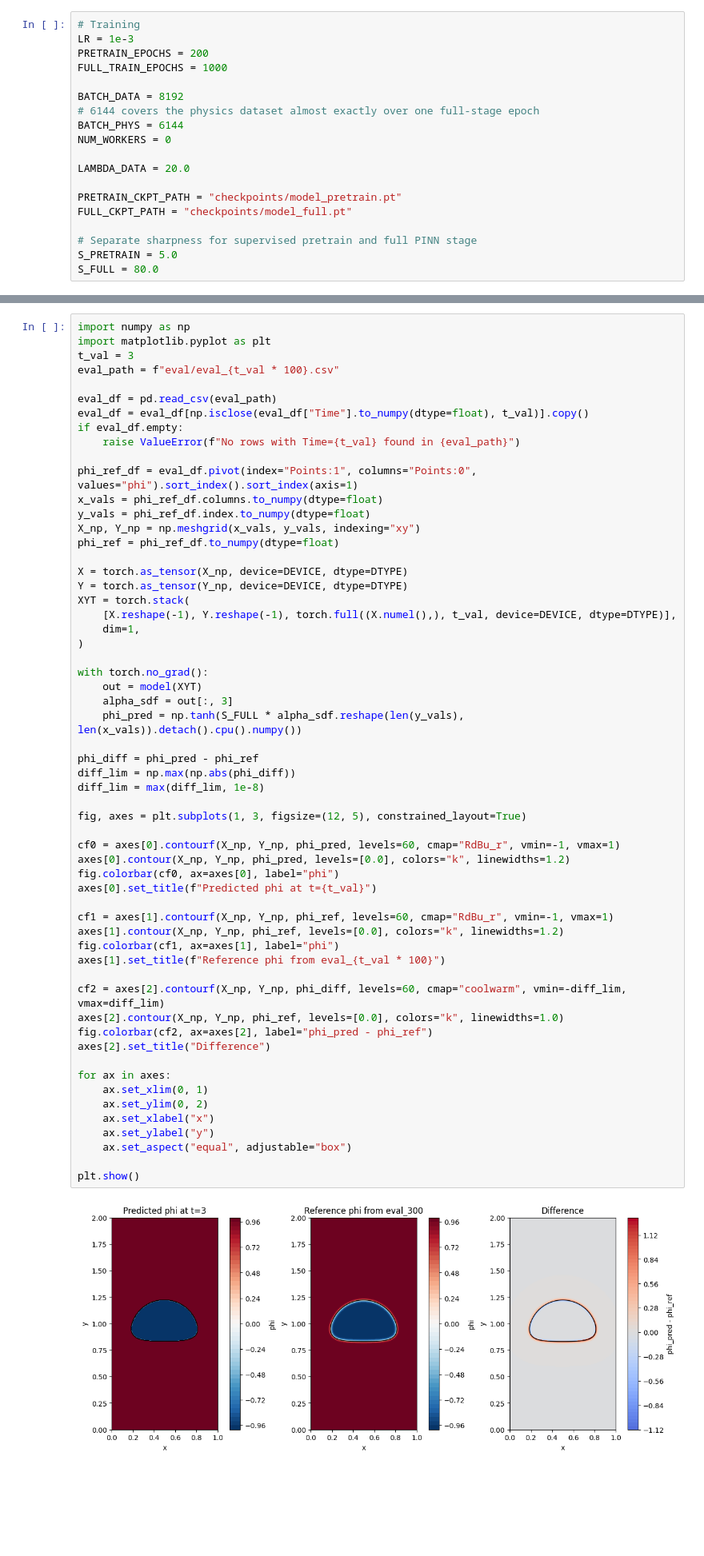
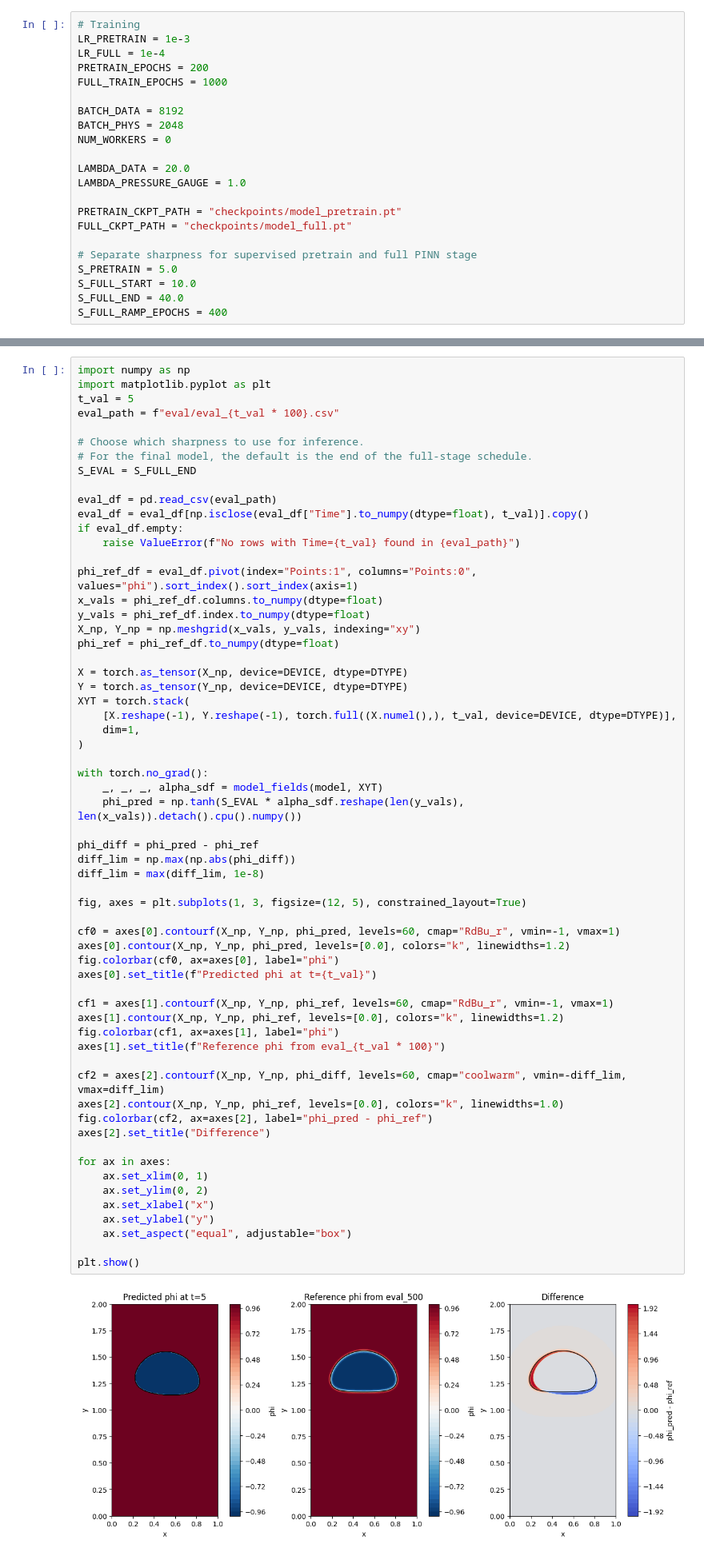
Before and after one commit to 6MIL9/diploma, a Jupyter notebook: Diploma.ipynb, the cells around one changed output, grey strips where cells are left out. Shown at 80% size. Cells and saved outputs as stored; diff of their text form; blank space fills up the shorter version.

```diff
--- a/Diploma.ipynb
+++ b/Diploma.ipynb
@@ -23,20 +23,23 @@ DEVICE = "cuda" if torch.cuda.is_available() else "cpu"
 DTYPE = torch.float32
 # %%
 # Training
-LR = 1e-3
+LR_PRETRAIN = 1e-3
+LR_FULL = 1e-4
 PRETRAIN_EPOCHS = 200
 FULL_TRAIN_EPOCHS = 1000
 
 BATCH_DATA = 8192
-# 6144 covers the physics dataset almost exactly over one full-stage epoch
-BATCH_PHYS = 6144
+BATCH_PHYS = 2048
 NUM_WORKERS = 0
 
 LAMBDA_DATA = 20.0
+LAMBDA_PRESSURE_GAUGE = 1.0
 
 PRETRAIN_CKPT_PATH = "checkpoints/model_pretrain.pt"
 FULL_CKPT_PATH = "checkpoints/model_full.pt"
 
 # Separate sharpness for supervised pretrain and full PINN stage
 S_PRETRAIN = 5.0
-S_FULL = 80.0
+S_FULL_START = 10.0
+S_FULL_END = 40.0
+S_FULL_RAMP_EPOCHS = 400
@@ -630,8 +740,12 @@ MLP(
 # %%
 import numpy as np
 import matplotlib.pyplot as plt
-t_val = 3
+t_val = 5
 eval_path = f"eval/eval_{t_val * 100}.csv"
+
+# Choose which sharpness to use for inference.
+# For the final model, the default is the end of the full-stage schedule.
+S_EVAL = S_FULL_END
 
 eval_df = pd.read_csv(eval_path)
 eval_df = eval_df[np.isclose(eval_df["Time"].to_numpy(dtype=float), t_val)].copy()
@@ -652,41 +766,40 @@ XYT = torch.stack(
 )
 
 with torch.no_grad():
-    out = model(XYT)
-    alpha_sdf = out[:, 3]
-    phi_pred = np.tanh(S_FULL * alpha_sdf.reshape(len(y_vals), len(x_vals)).detach().cpu().numpy())
+    _, _, _, alpha_sdf = model_fields(model, XYT)
+    phi_pred = np.tanh(S_EVAL * alpha_sdf.reshape(len(y_vals), len(x_vals)).detach().cpu().numpy())
 
 phi_diff = phi_pred - phi_ref
 diff_lim = np.max(np.abs(phi_diff))
 diff_lim = max(diff_lim, 1e-8)
 
 fig, axes = plt.subplots(1, 3, figsize=(12, 5), constrained_layout=True)
 
 cf0 = axes[0].contourf(X_np, Y_np, phi_pred, levels=60, cmap="RdBu_r", vmin=-1, vmax=1)
 axes[0].contour(X_np, Y_np, phi_pred, levels=[0.0], colors="k", linewidths=1.2)
 fig.colorbar(cf0, ax=axes[0], label="phi")
 axes[0].set_title(f"Predicted phi at t={t_val}")
 
 cf1 = axes[1].contourf(X_np, Y_np, phi_ref, levels=60, cmap="RdBu_r", vmin=-1, vmax=1)
 axes[1].contour(X_np, Y_np, phi_ref, levels=[0.0], colors="k", linewidths=1.2)
 fig.colorbar(cf1, ax=axes[1], label="phi")
 axes[1].set_title(f"Reference phi from eval_{t_val * 100}")
 
 cf2 = axes[2].contourf(X_np, Y_np, phi_diff, levels=60, cmap="coolwarm", vmin=-diff_lim, vmax=diff_lim)
 axes[2].contour(X_np, Y_np, phi_ref, levels=[0.0], colors="k", linewidths=1.0)
 fig.colorbar(cf2, ax=axes[2], label="phi_pred - phi_ref")
 axes[2].set_title("Difference")
 
 for ax in axes:
     ax.set_xlim(0, 1)
     ax.set_ylim(0, 2)
     ax.set_xlabel("x")
     ax.set_ylabel("y")
     ax.set_aspect("equal", adjustable="box")
 
 plt.show()
 # %% [output]
-[figure, old version]
+[figure, new version]
 # %%
 import matplotlib.pyplot as plt
 
```
Also changed, not shown: parts of 10 cells of this notebook.
